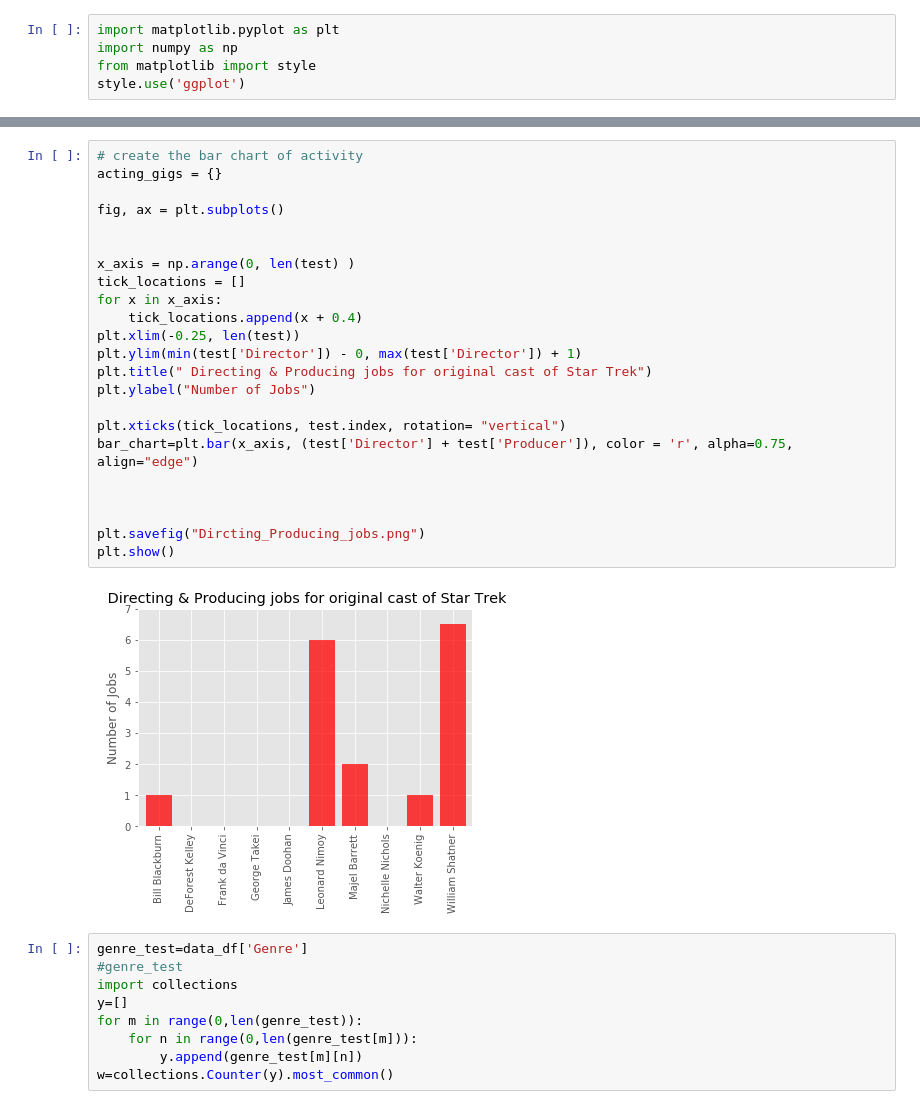
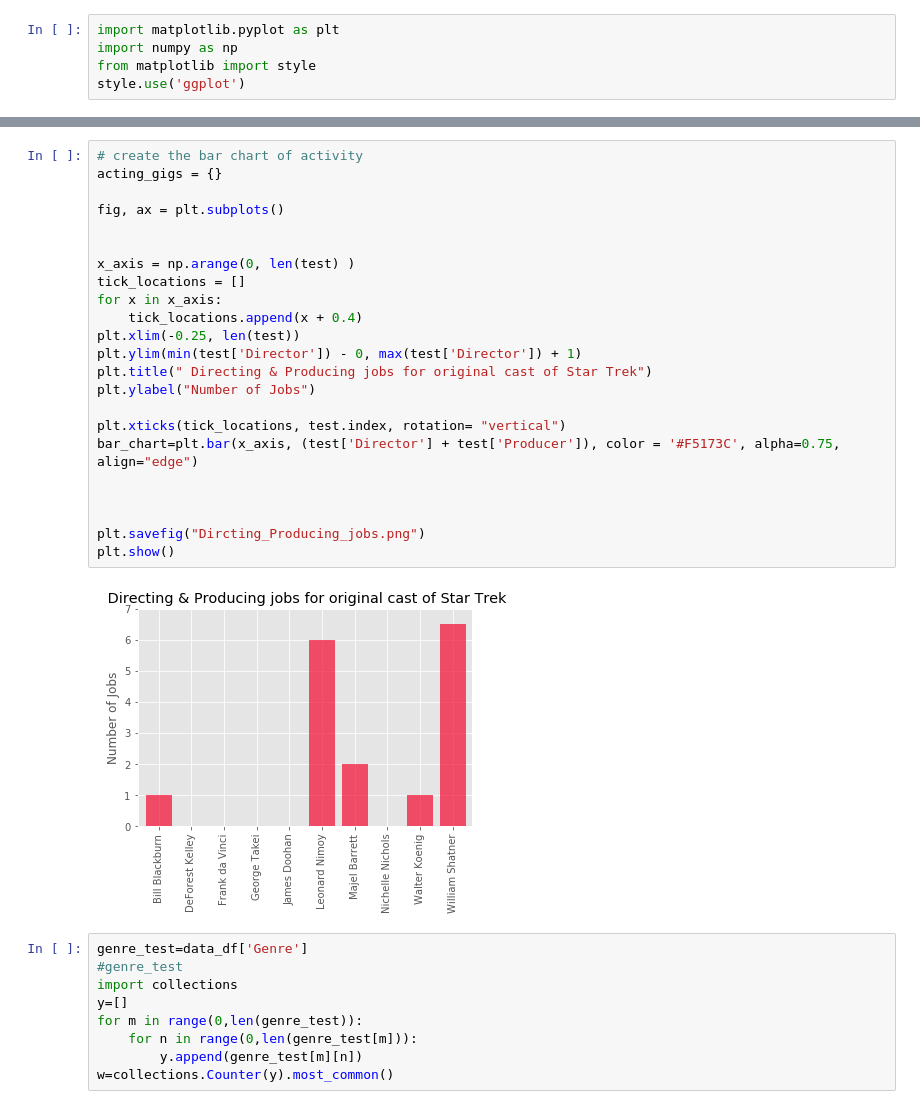
Before and after one commit to nfstein/08-Group-1-Star-Trek-Cast-Reunion, a Jupyter notebook: Class_Reunion_02/type_cast.ipynb, the cells around one changed output, grey strips where cells are left out. Drawn from its saved outputs; the diff is of its cells as text.

```diff
--- a/Class_Reunion_02/type_cast.ipynb
+++ b/Class_Reunion_02/type_cast.ipynb
@@ -172,28 +172,28 @@ plt.show()
 # %%
 # create the bar chart of activity
 acting_gigs = {}
 
 fig, ax = plt.subplots()
 
 
 x_axis = np.arange(0, len(test) )
 tick_locations = []
 for x in x_axis:
     tick_locations.append(x + 0.4)
 plt.xlim(-0.25, len(test))
 plt.ylim(min(test['Director']) - 0, max(test['Director']) + 1)
 plt.title(" Directing & Producing jobs for original cast of Star Trek")
 plt.ylabel("Number of Jobs")
 
 plt.xticks(tick_locations, test.index, rotation= "vertical")
-bar_chart=plt.bar(x_axis, (test['Director'] + test['Producer']), color = 'r', alpha=0.75, align="edge")
+bar_chart=plt.bar(x_axis, (test['Director'] + test['Producer']), color = '#F5173C', alpha=0.75, align="edge")
 
 
 
 plt.savefig("Dircting_Producing_jobs.png")
 plt.show()
 # %% [output]
-[figure, old version]
+[figure, new version]
 # %%
 genre_test=data_df['Genre']
 #genre_test
```
Also changed, not shown: parts of 7 cells of this notebook, 3 other files.
